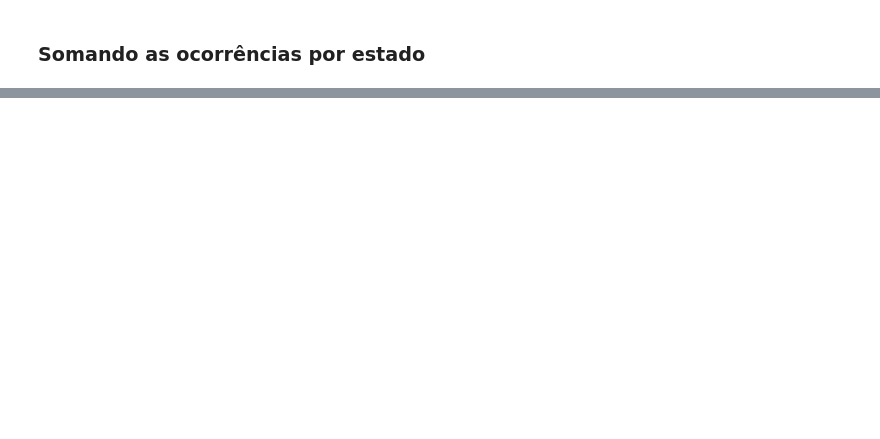
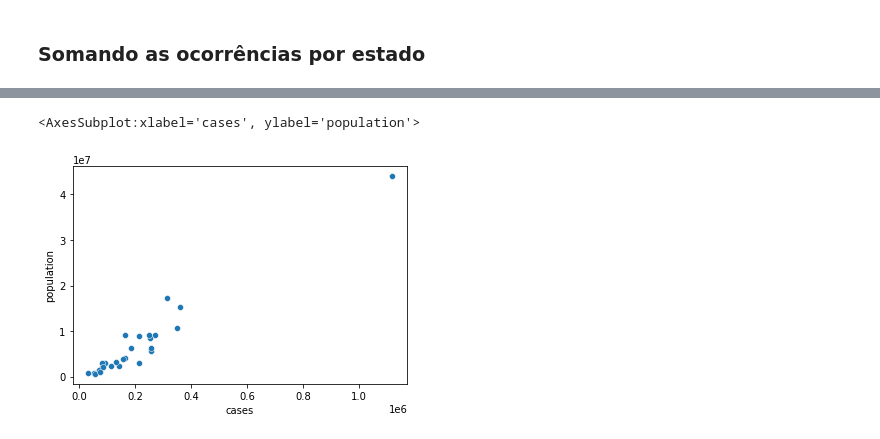
Before and after one commit to Thomasr-02/COVID-DataAnalysis, a Jupyter notebook: dataAnalysis.ipynb, the cells around one changed output, grey strips where cells are left out. Saved outputs shown, nothing was run; the diff lists cells and outputs as text; code cells hidden in the pictures; blank space fills up the shorter version.

```diff
--- a/dataAnalysis.ipynb
+++ b/dataAnalysis.ipynb
@@ -109,0 +118,10 @@ covid19_data_br
+# %%
+populacao_estado = br_population.groupby(["state"])["population"].sum().reset_index()
+populacao_estado.index = populacao_estado["state"]
+populacao_estado = populacao_estado.drop(["state"], axis=1)
+
+
+casos_estados.index = casos_estados["state"]
+casos_estados = casos_estados.drop(["state"], axis=1)
+casos_estados["population"]=populacao_estado["population"]
+casos_estados.reset_index()
@@ -109,0 +146,5 @@ covid19_data_br
+# %%
+sns.scatterplot(data=casos_estados, x="cases",y="population")
+# %% [output]
+<AxesSubplot:xlabel='cases', ylabel='population'>
+[figure, added]
```
Also changed, not shown: parts of 7 cells of this notebook, 1 other file.
